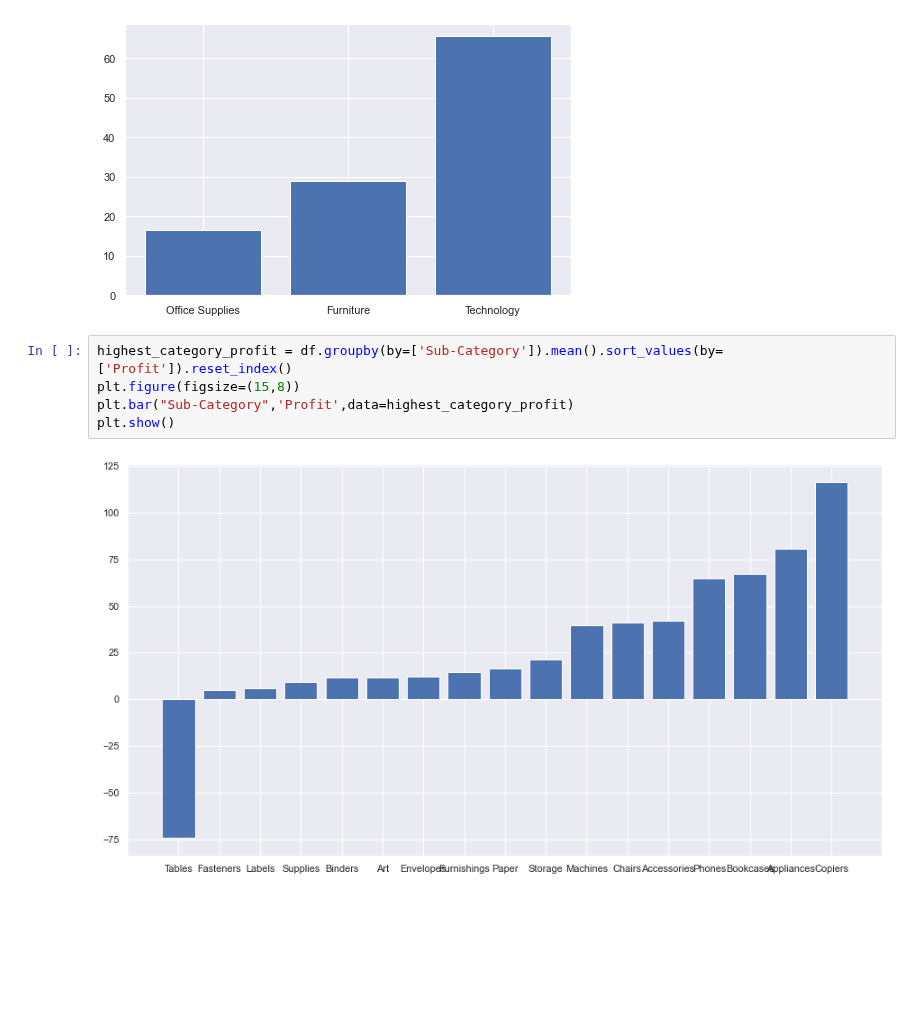
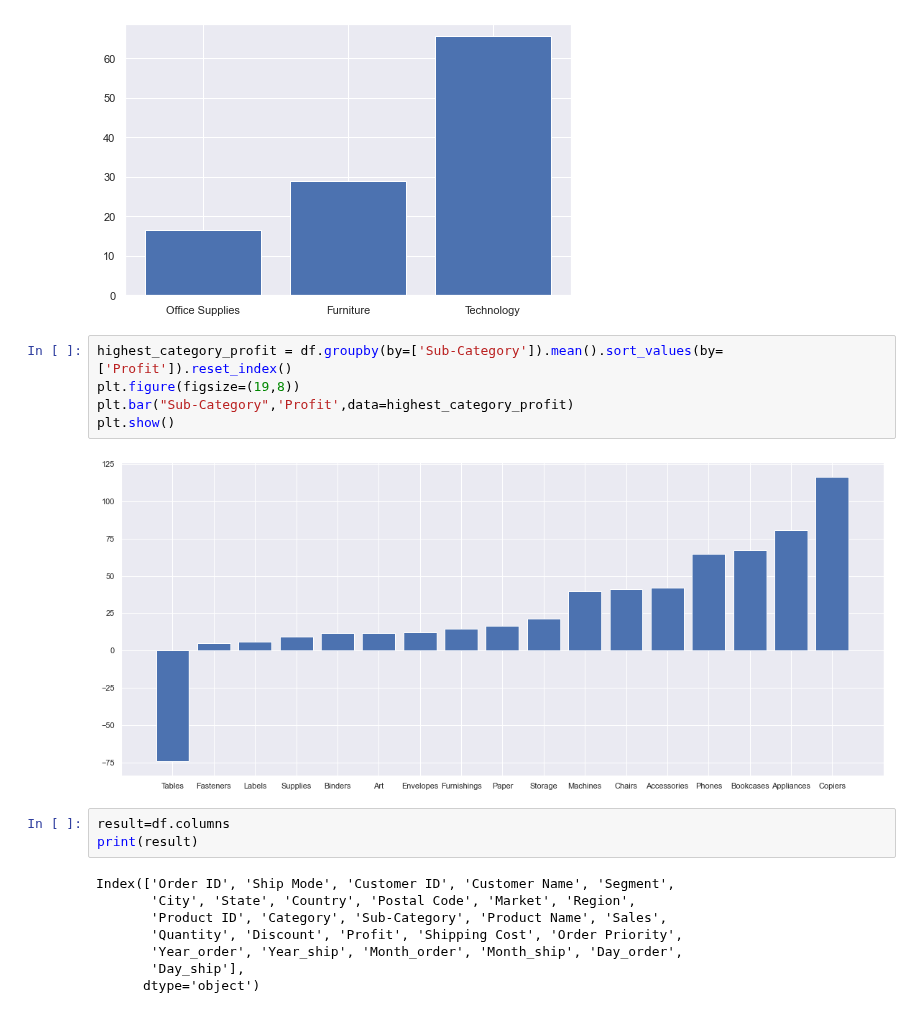
Before and after one commit to gonaloppcc/projetoDAA, a Jupyter notebook: melhor_grupo/data_exploration.ipynb, the cells around one changed output. Cells and saved outputs as stored; diff of their text form; blank space fills up the shorter version.

```diff
--- a/melhor_grupo/data_exploration.ipynb
+++ b/melhor_grupo/data_exploration.ipynb
@@ -412,8 +441,19 @@ plt.show()
 [figure]
 # %%
 highest_category_profit = df.groupby(by=['Sub-Category']).mean().sort_values(by=['Profit']).reset_index()
-plt.figure(figsize=(15,8))
+plt.figure(figsize=(19,8))
 plt.bar("Sub-Category",'Profit',data=highest_category_profit)
 plt.show()
 # %% [output]
-[figure, old version]
+[figure, new version]
+# %%
+result=df.columns
+print(result)
+# %% [output]
+Index(['Order ID', 'Ship Mode', 'Customer ID', 'Customer Name', 'Segment',
+       'City', 'State', 'Country', 'Postal Code', 'Market', 'Region',
+       'Product ID', 'Category', 'Sub-Category', 'Product Name', 'Sales',
+       'Quantity', 'Discount', 'Profit', 'Shipping Cost', 'Order Priority',
+       'Year_order', 'Year_ship', 'Month_order', 'Month_ship', 'Day_order',
+       'Day_ship'],
+      dtype='object')
```
Also changed, not shown: parts of 2 cells of this notebook, 1 other file.
